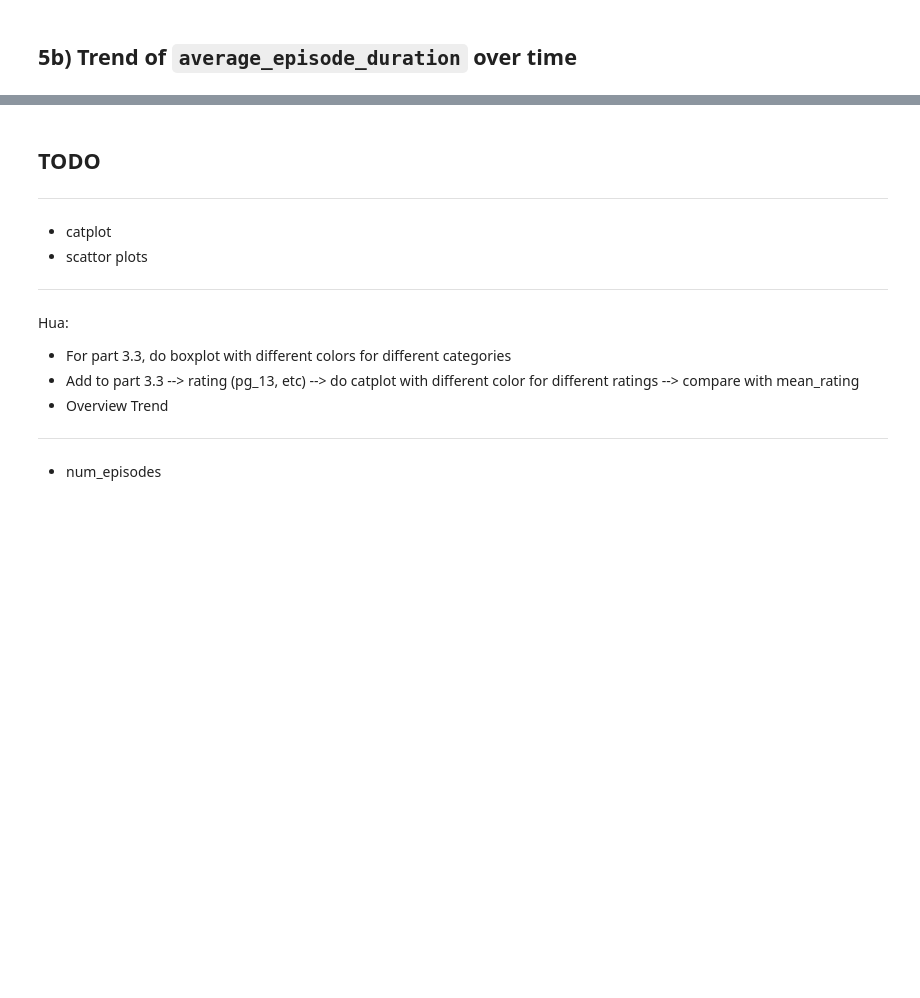
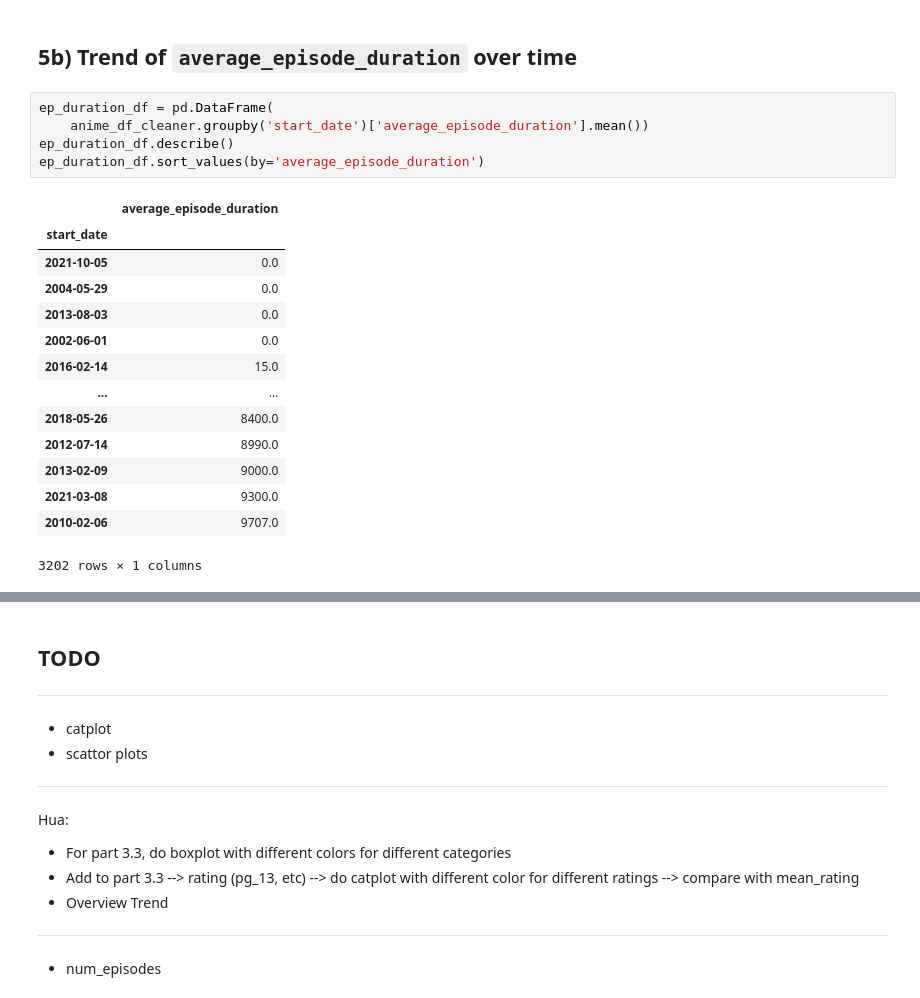
Before and after one commit to ztjhz/SC1015-Project, a Jupyter notebook: Anime/exploratory_data_analysis_visualization.ipynb, the cells around one changed output, grey strips where cells are left out. Drawn from its saved outputs; the diff is of its cells as text; blank space fills up the shorter version.

```diff
--- a/Anime/exploratory_data_analysis_visualization.ipynb
+++ b/Anime/exploratory_data_analysis_visualization.ipynb
@@ -1172,3 +1172,23 @@ plt.show()
 Number of episodes over the years have stayed relatively the same
 # %% [markdown]
 ## 5b) Trend of `average_episode_duration` over time
+# %%
+ep_duration_df = pd.DataFrame(
+    anime_df_cleaner.groupby('start_date')['average_episode_duration'].mean())
+ep_duration_df.describe()
+ep_duration_df.sort_values(by='average_episode_duration')
+# %% [output]
+|  | average_episode_duration |
+| start_date |  |
+| 2021-10-05 | 0.0 |
+| 2004-05-29 | 0.0 |
+| 2013-08-03 | 0.0 |
+| 2002-06-01 | 0.0 |
+| 2016-02-14 | 15.0 |
+| ... | ... |
+| 2018-05-26 | 8400.0 |
+| 2012-07-14 | 8990.0 |
+| 2013-02-09 | 9000.0 |
+| 2021-03-08 | 9300.0 |
+| 2010-02-06 | 9707.0 |
+3202 rows × 1 columns
```
Also changed, not shown: parts of 1 cell of this notebook.
